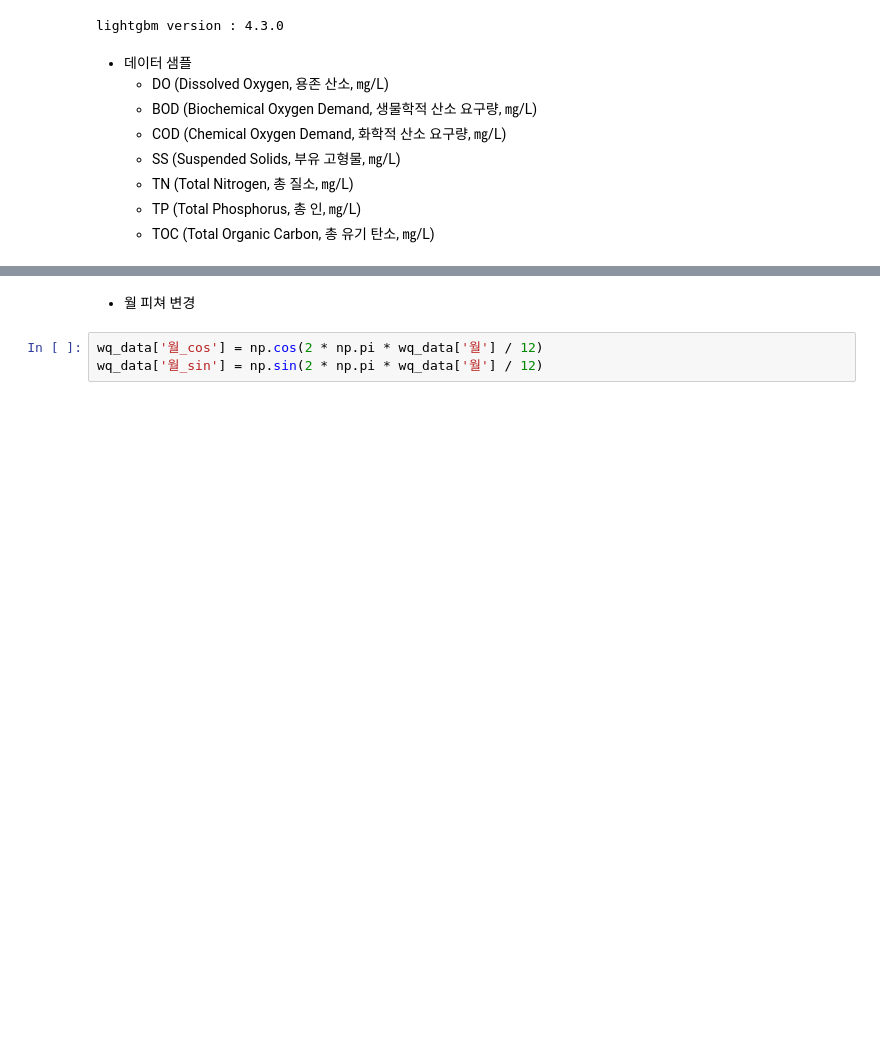
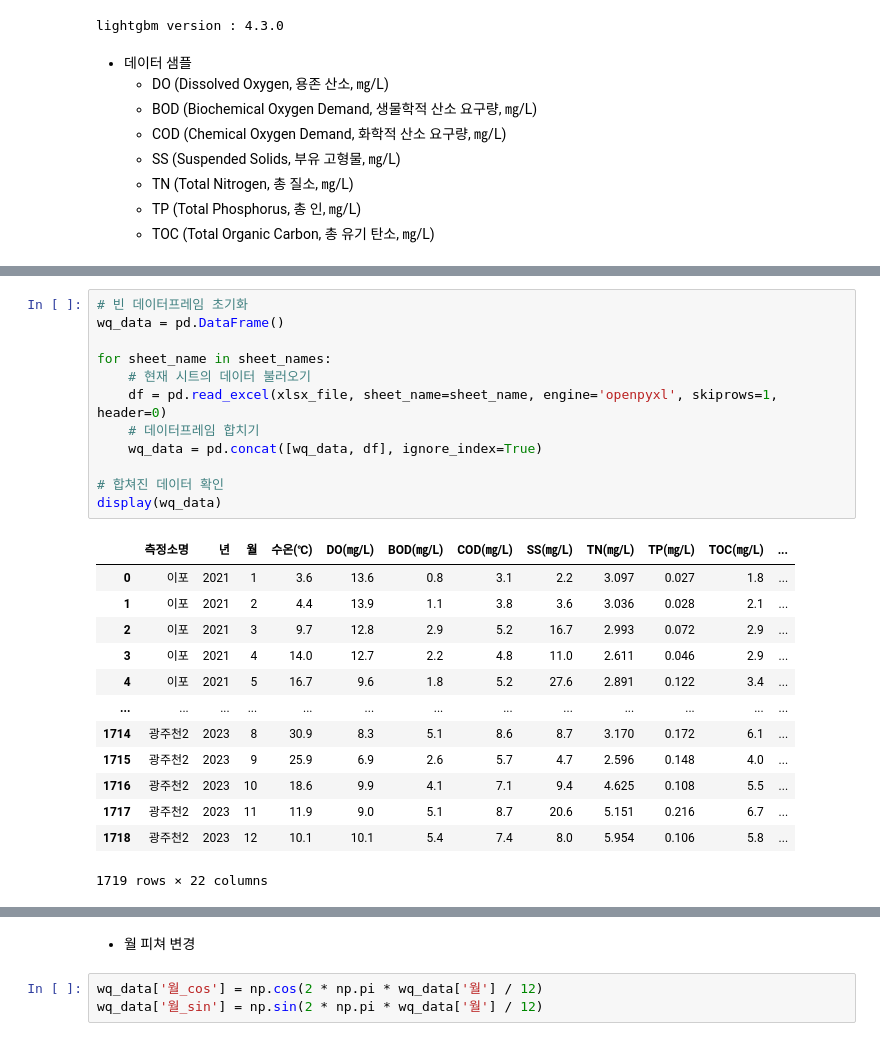
Before and after one commit to komingsu/piml, a Jupyter notebook: basic_eda.ipynb, the cells around one changed output, grey strips where cells are left out. Drawn from its saved outputs; the diff is of its cells as text; blank space fills up the shorter version.

```diff
--- a/basic_eda.ipynb
+++ b/basic_eda.ipynb
@@ -48,2 +49,28 @@ display(wq_data.head())
+# %%
+# 빈 데이터프레임 초기화
+wq_data = pd.DataFrame()
+
+for sheet_name in sheet_names:
+    # 현재 시트의 데이터 불러오기
+    df = pd.read_excel(xlsx_file, sheet_name=sheet_name, engine='openpyxl', skiprows=1, header=0)
+    # 데이터프레임 합치기
+    wq_data = pd.concat([wq_data, df], ignore_index=True)
+
+# 합쳐진 데이터 확인
+display(wq_data)
+# %% [output]
+|  | 측정소명 | 년 | 월 | 수온(℃) | DO(㎎/L) | BOD(㎎/L) | COD(㎎/L) | SS(㎎/L) | TN(㎎/L) | TP(㎎/L) | TOC(㎎/L) | ... |
+| 0 | 이포 | 2021 | 1 | 3.6 | 13.6 | 0.8 | 3.1 | 2.2 | 3.097 | 0.027 | 1.8 | ... |
+| 1 | 이포 | 2021 | 2 | 4.4 | 13.9 | 1.1 | 3.8 | 3.6 | 3.036 | 0.028 | 2.1 | ... |
+| 2 | 이포 | 2021 | 3 | 9.7 | 12.8 | 2.9 | 5.2 | 16.7 | 2.993 | 0.072 | 2.9 | ... |
+| 3 | 이포 | 2021 | 4 | 14.0 | 12.7 | 2.2 | 4.8 | 11.0 | 2.611 | 0.046 | 2.9 | ... |
+| 4 | 이포 | 2021 | 5 | 16.7 | 9.6 | 1.8 | 5.2 | 27.6 | 2.891 | 0.122 | 3.4 | ... |
+| ... | ... | ... | ... | ... | ... | ... | ... | ... | ... | ... | ... | ... |
+| 1714 | 광주천2 | 2023 | 8 | 30.9 | 8.3 | 5.1 | 8.6 | 8.7 | 3.170 | 0.172 | 6.1 | ... |
+| 1715 | 광주천2 | 2023 | 9 | 25.9 | 6.9 | 2.6 | 5.7 | 4.7 | 2.596 | 0.148 | 4.0 | ... |
+| 1716 | 광주천2 | 2023 | 10 | 18.6 | 9.9 | 4.1 | 7.1 | 9.4 | 4.625 | 0.108 | 5.5 | ... |
+| 1717 | 광주천2 | 2023 | 11 | 11.9 | 9.0 | 5.1 | 8.7 | 20.6 | 5.151 | 0.216 | 6.7 | ... |
+| 1718 | 광주천2 | 2023 | 12 | 10.1 | 10.1 | 5.4 | 7.4 | 8.0 | 5.954 | 0.106 | 5.8 | ... |
+1719 rows × 22 columns
 # %% [markdown]
 * 측정소명 별 데이터 개수 (12개/1년, 총 3년)
```
Also changed, not shown: parts of 15 cells of this notebook, 3 other files.
